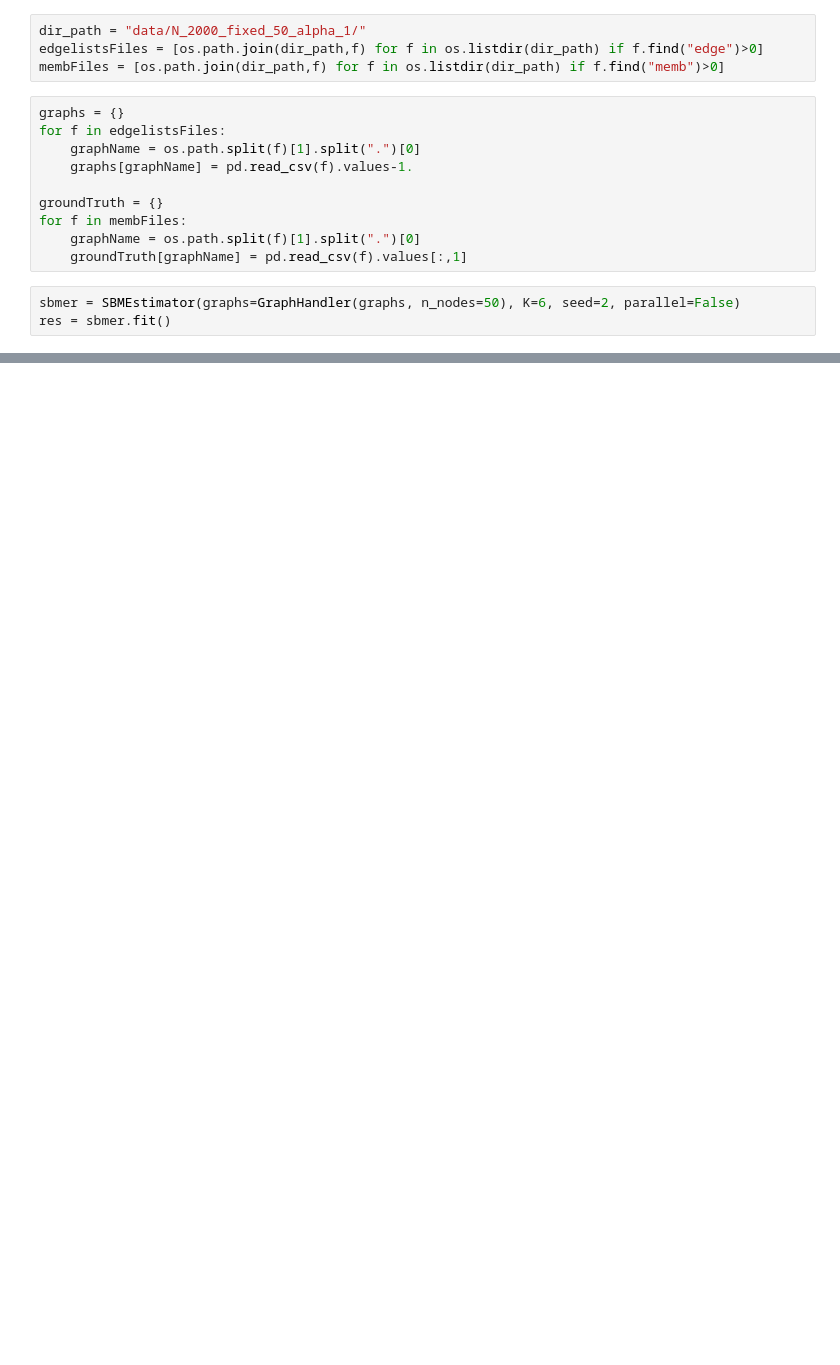
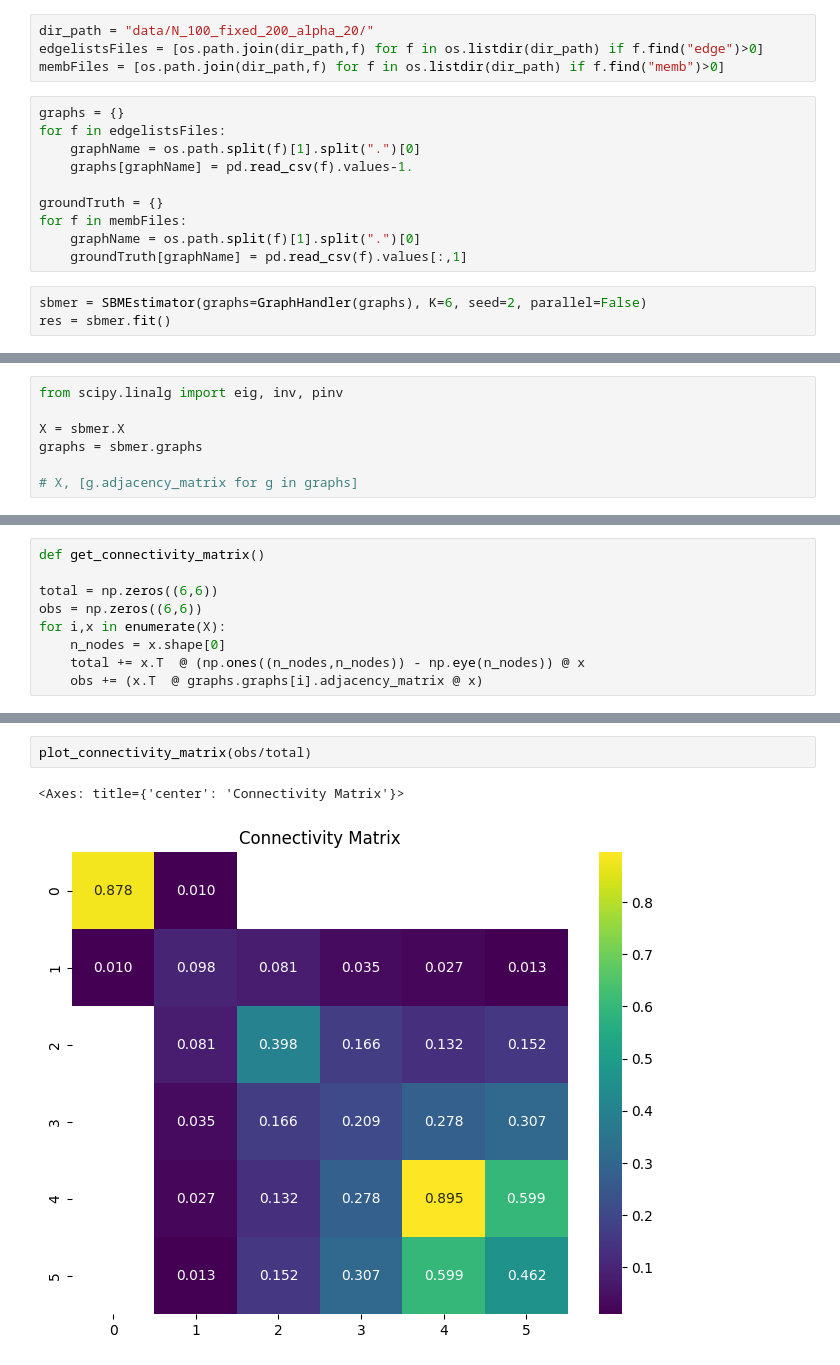
Before and after one commit to kurtmaia/JointSBM, a Jupyter notebook: Simple example.ipynb, the cells around one changed output, grey strips where cells are left out. Saved outputs shown, nothing was run; the diff lists cells and outputs as text; blank space fills up the shorter version.

```diff
--- a/Simple example.ipynb
+++ b/Simple example.ipynb
@@ -10,5 +14,5 @@ from jointsbm.core.graph import GraphHandler
 # %%
-dir_path = "data/N_2000_fixed_50_alpha_1/"
+dir_path = "data/N_100_fixed_200_alpha_20/"
 edgelistsFiles = [os.path.join(dir_path,f) for f in os.listdir(dir_path) if f.find("edge")>0]
 membFiles = [os.path.join(dir_path,f) for f in os.listdir(dir_path) if f.find("memb")>0]
 # %%
@@ -22,7 +26,7 @@ for f in membFiles:
     graphName = os.path.split(f)[1].split(".")[0]
     groundTruth[graphName] = pd.read_csv(f).values[:,1]
 # %%
-sbmer = SBMEstimator(graphs=GraphHandler(graphs, n_nodes=50), K=6, seed=2, parallel=False)
+sbmer = SBMEstimator(graphs=GraphHandler(graphs), K=6, seed=2, parallel=False)
 res = sbmer.fit()
 # %% [output]
 INFO:jointsbm.core.graph:Converting edge lists to sparse adjacency matrices...
@@ -40,0 +48,7 @@ INFO:jointsbm.core.jointsbm:Final loss = 3616.675874, total iterations = 43
+# %%
+from scipy.linalg import eig, inv, pinv
+
+X = sbmer.X
+graphs = sbmer.graphs
+
+# X, [g.adjacency_matrix for g in graphs]
@@ -40,0 +72,9 @@ INFO:jointsbm.core.jointsbm:Final loss = 3616.675874, total iterations = 43
+# %%
+def get_connectivity_matrix()
+
+total = np.zeros((6,6))
+obs = np.zeros((6,6))
+for i,x in enumerate(X):
+    n_nodes = x.shape[0]
+    total += x.T  @ (np.ones((n_nodes,n_nodes)) - np.eye(n_nodes)) @ x
+    obs += (x.T  @ graphs.graphs[i].adjacency_matrix @ x)
@@ -40,0 +96,5 @@ INFO:jointsbm.core.jointsbm:Final loss = 3616.675874, total iterations = 43
+# %%
+plot_connectivity_matrix(obs/total)
+# %% [output]
+<Axes: title={'center': 'Connectivity Matrix'}>
+[figure, added]
```
Also changed, not shown: parts of 9 cells of this notebook, 4 other files.
